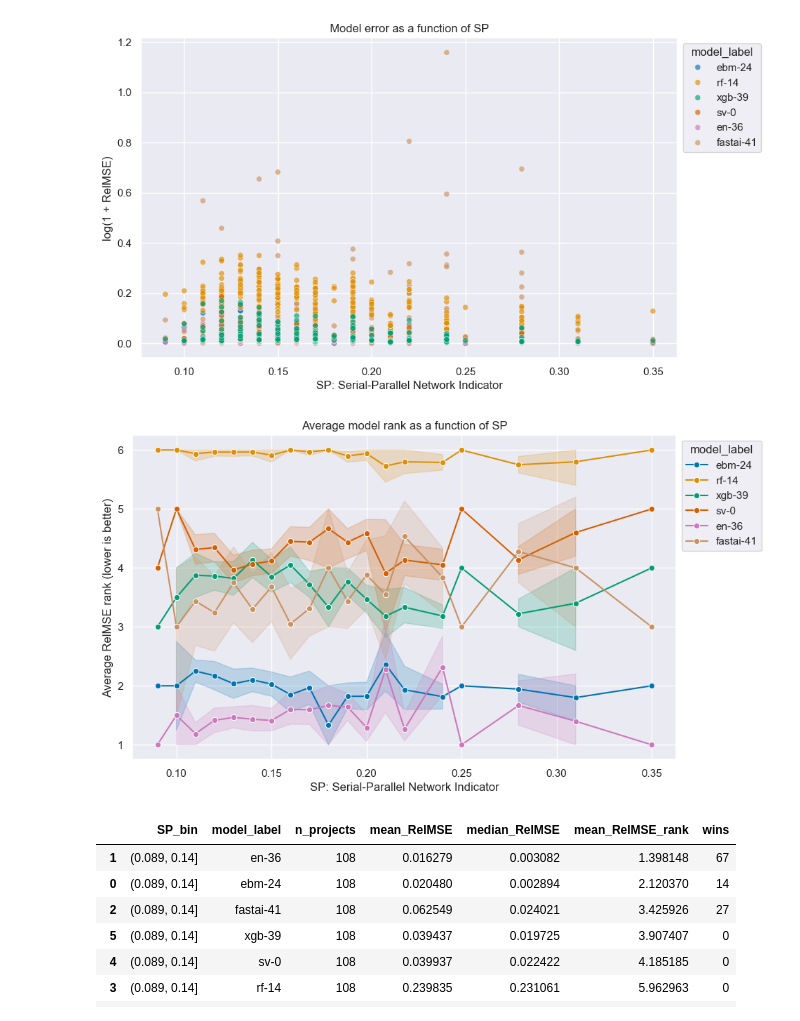
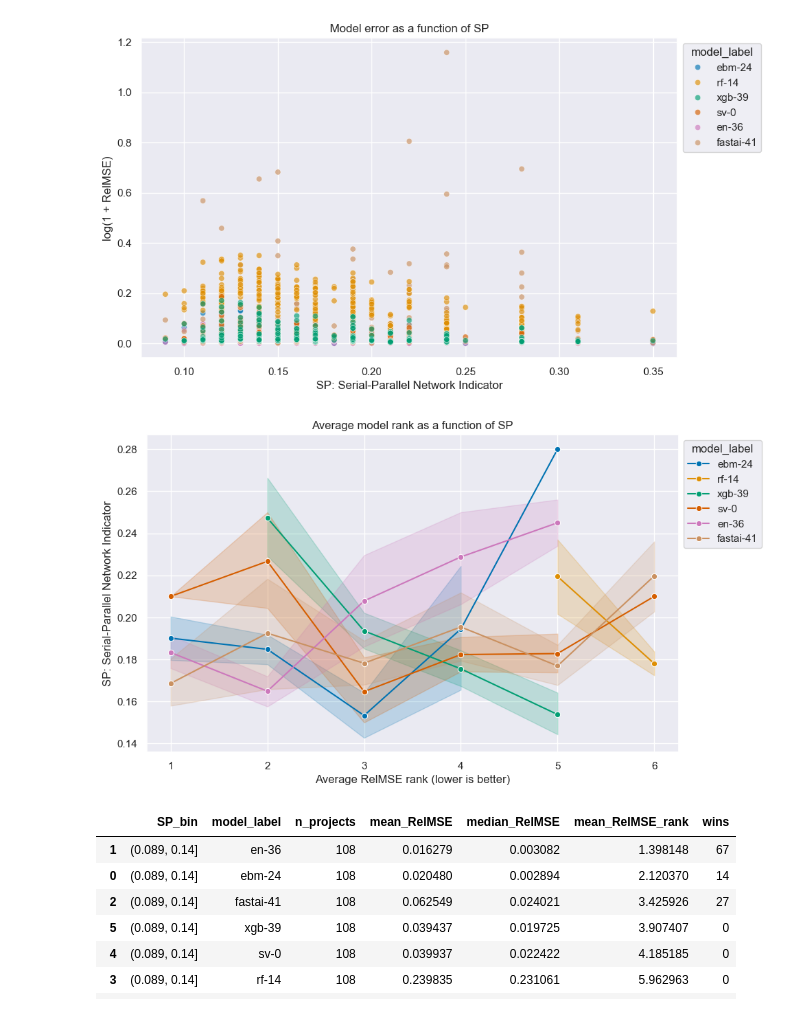
Before and after one commit to jismartin/GlassBoxEVM, a Jupyter notebook: topology_analysis.ipynb, the cells around one changed output. Drawn from its saved outputs; the diff is of its cells as text; code cells hidden in the pictures.

```diff
--- a/topology_analysis.ipynb
+++ b/topology_analysis.ipynb
@@ -273,23 +273,23 @@ plt.show()
 # %%
 plt.figure(figsize=(10, 6))
 sns.lineplot(
     data=analysis_data,
-    x="SP",
-    y="RelMSE_rank",
+    y="SP",
+    x="RelMSE_rank",
     hue="model_label",
     hue_order=model_label_order,
     palette=model_palette,
     estimator="mean",
     errorbar=("ci", 95),
     marker="o",
 )
 sns.move_legend(plt.gca(), "upper left", bbox_to_anchor=(1, 1))
 plt.title("Average model rank as a function of SP")
-plt.xlabel("SP: Serial-Parallel Network Indicator")
-plt.ylabel("Average RelMSE rank (lower is better)")
+plt.ylabel("SP: Serial-Parallel Network Indicator")
+plt.xlabel("Average RelMSE rank (lower is better)")
 plt.show()
 # %% [output]
-[figure, old version]
+[figure, new version]
 # %%
 sp_project_bins = pd.qcut(project_topology["SP"], q=4, duplicates="drop")
 project_topology_with_bins = project_topology.assign(SP_bin=sp_project_bins.astype(str))
```
Also changed, not shown: 6 other files.
